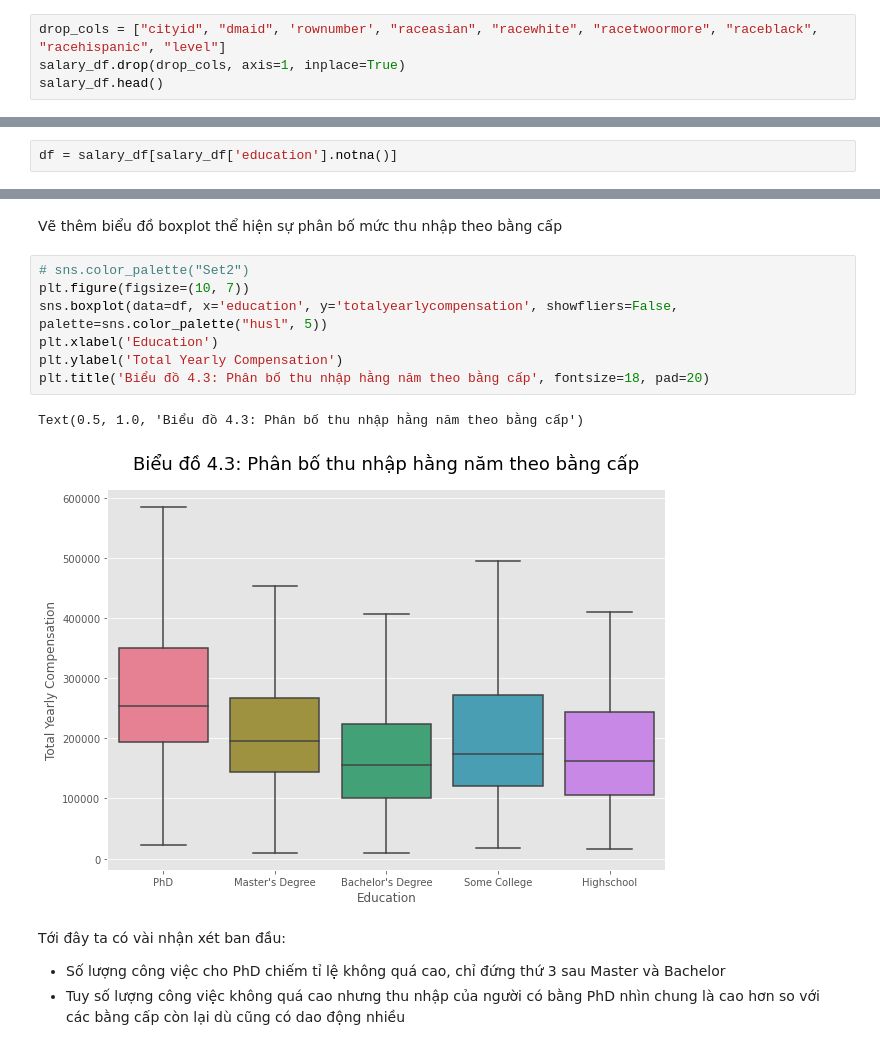
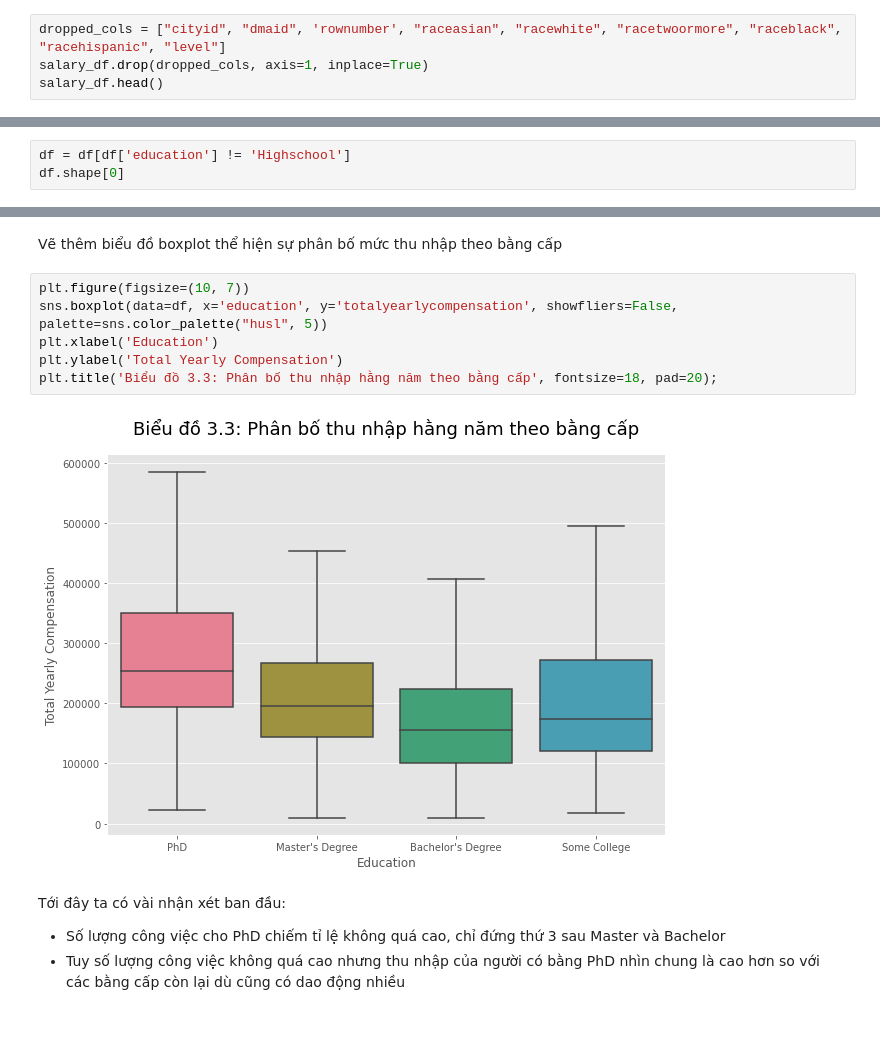
Before and after one commit to TanThinNguyen/P4DS-final-project, a Jupyter notebook: 18120085_18120090.ipynb, the cells around one changed output, grey strips where cells are left out. Drawn from its saved outputs; the diff is of its cells as text.

```diff
--- a/18120085_18120090.ipynb
+++ b/18120085_18120090.ipynb
@@ -117,8 +119,8 @@ Tiến hành loại bỏ các cột `cityid, dmaid, rownumber, raceasian, racewh
 - Nhận thấy rằng các cột `raceasian, racewhite, racetwoormore, raceblack, racehispanic` là không cần thiết vì đã có cột `race` thống kê lại các giá trị cho race rồi.
 - Cột `level` cũng có khá nhiều giá trị khác nhau do mỗi công ty sẽ có kí hiệu riêng cho các level. Để đánh giá chung cho các công ty thì có thể dùng cột `title`.
 # %%
-drop_cols = ["cityid", "dmaid", 'rownumber', "raceasian", "racewhite", "racetwoormore", "raceblack", "racehispanic", "level"]
-salary_df.drop(drop_cols, axis=1, inplace=True)
+dropped_cols = ["cityid", "dmaid", 'rownumber', "raceasian", "racewhite", "racetwoormore", "raceblack", "racehispanic", "level"]
+salary_df.drop(dropped_cols, axis=1, inplace=True)
 salary_df.head()
 # %% [output]
 |  | timestamp | company | title | totalyearlycompensation | location | yearsofexperience | yearsatcompany | ... |
@@ -686,2 +865,3 @@ Trả lời được câu hỏi này sẽ giúp những người đang đang h
 # %%
-df = salary_df[salary_df['education'].notna()]
+df = df[df['education'] != 'Highschool']
+df.shape[0]
@@ -741,15 +923,13 @@ plt.title('Biểu đồ 4.2: Thu nhập trung bình theo bằng cấp', fontsize
 # %% [markdown]
 Vẽ thêm biểu đồ boxplot thể hiện sự phân bố mức thu nhập theo bằng cấp
 # %%
-# sns.color_palette("Set2")
 plt.figure(figsize=(10, 7))
 sns.boxplot(data=df, x='education', y='totalyearlycompensation', showfliers=False, palette=sns.color_palette("husl", 5))
 plt.xlabel('Education')
 plt.ylabel('Total Yearly Compensation')
-plt.title('Biểu đồ 4.3: Phân bố thu nhập hằng năm theo bằng cấp', fontsize=18, pad=20)
+plt.title('Biểu đồ 3.3: Phân bố thu nhập hằng năm theo bằng cấp', fontsize=18, pad=20);
 # %% [output]
-Text(0.5, 1.0, 'Biểu đồ 4.3: Phân bố thu nhập hằng năm theo bằng cấp')
-[figure, old version]
+[figure, new version]
 # %% [markdown]
 Tới đây ta có vài nhận xét ban đầu:
 - Số lượng công việc cho PhD chiếm tỉ lệ không quá cao, chỉ đứng thứ 3 sau Master và Bachelor
```
Also changed, not shown: parts of 77 cells of this notebook.
